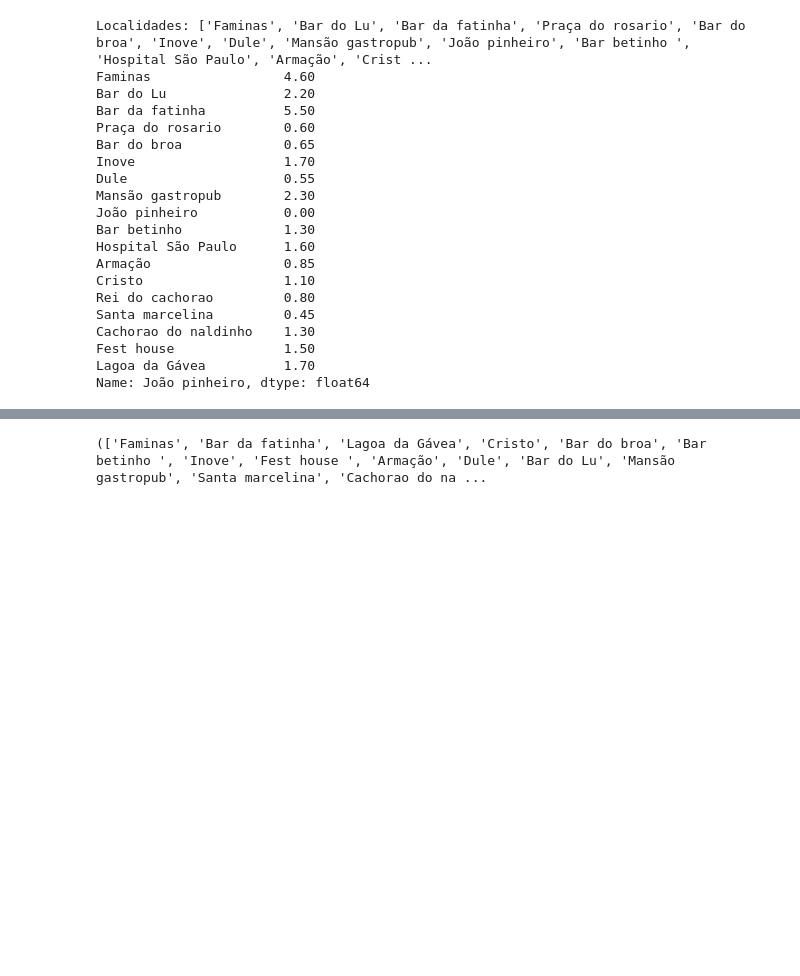
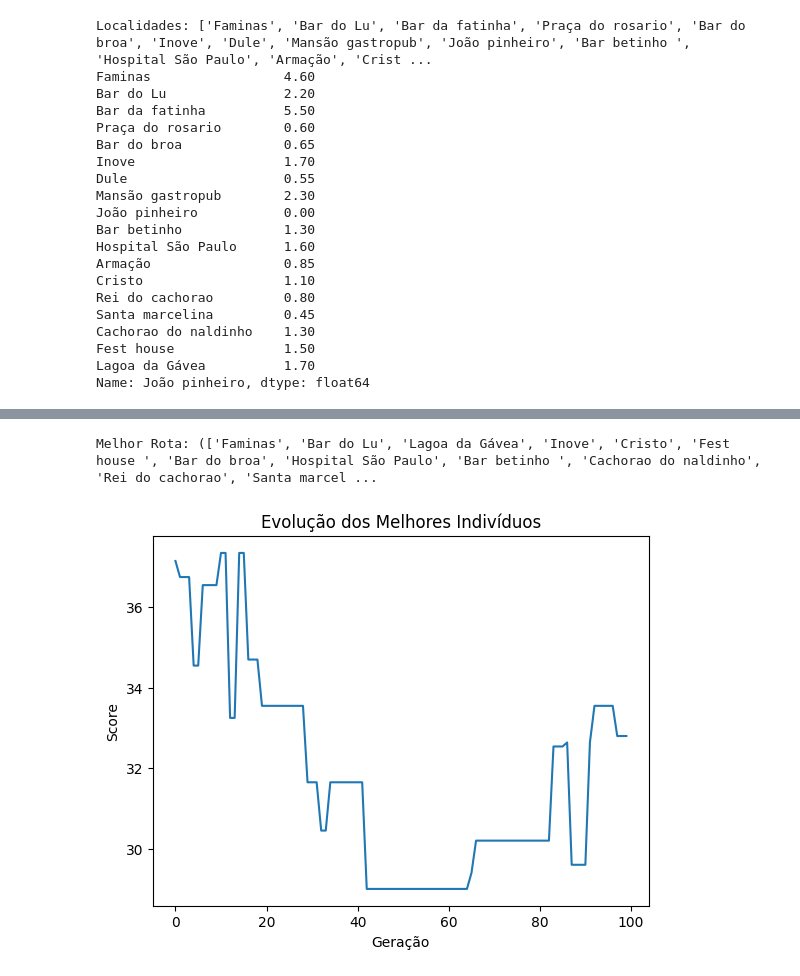
Before and after one commit to sergiolfaria/caixeiro-do-viajante, a Jupyter notebook: main.ipynb, the cells around one changed output, grey strips where cells are left out. Saved outputs shown, nothing was run; the diff lists cells and outputs as text; code cells hidden in the pictures; blank space fills up the shorter version.

Commit message:
Criando e pegando o melhor individuo de todas as geracoes

```diff
--- a/main.ipynb
+++ b/main.ipynb
@@ -95,7 +97,7 @@ novo_df.head()
 | Praça do rosario | 7.5 | 2.2 | 4.3 | 0.00 | 0.8 | 1.5 | 1.2 | 2.4 | ... |
 | Bar do broa | 5.2 | 3.0 | 5.8 | 0.85 | 0.0 | 2.4 | 1.0 | 2.9 | ... |
 # %%
-def seve_log(file_name,individuos):
+def save_log(file_name,individuos):
         with open(f"./logs/{timestamp_atual}-geracao/{file_name}.txt","w") as file:
             for i in individuos:
                 fitnessCALC = calcular_fitness(i)
@@ -199,13 +201,13 @@ for _ in range(tamanho_populacao):
     rota = ['Faminas'] + random.sample(localidades, len(localidades)) + ['Faminas']
     populacao.append(rota)
 
-seve_log('populacoes/0-populacao',populacao)
-
+save_log('populacoes/0-populacao',populacao)
+melhores_individuos = []
 geracoes = 0
 while geracoes < 100:
     #Pegando os pais para o cruzamento
     pais = selecao_pais(populacao)
-    seve_log(f"pais/{geracoes}-geracao",pais)
+    save_log(f"pais/{geracoes}-geracao",pais)
     #Gerando os filhos apartir dos pais
     filhos = []
     for i in range(len(pais)):
@@ -213,19 +215,46 @@ while geracoes < 100:
             filho1, filho2 = crossover_ordem(pais[i], pais[i+1])
             filhos.append(filho1)
             filhos.append(filho2)
-    seve_log(f"filhos/{geracoes}-geracao",filhos)
+    save_log(f"filhos/{geracoes}-geracao",filhos)
 
     #Aplicando a mutacao nos filhos
     for i, filho in enumerate(filhos):
         filhos[i] = mutacao(filho)
-    seve_log(f"mutacoes/{geracoes}-mutacao",filhos)
+    save_log(f"mutacoes/{geracoes}-mutacao",filhos)
 
     #Incluindo os filhos na populacao de forma elitista
     populacao = substituicao_eletista(populacao,filhos)
-    seve_log(f"populacoes/{geracoes+1}-populacao",populacao)
+    save_log(f"populacoes/{geracoes+1}-populacao",populacao)
+    melhores_individuos.append(melhor_individo_populacao(populacao))
     geracoes = geracoes + 1
 
 
-print(melhor_individo_populacao(populacao))
+def encontrar_melhor_de_todas_geracoes(individuos):
+    individuos_ordenados = sorted(individuos, key=lambda x: x[1])
+    return individuos_ordenados[0]
+
+melhor_individuo = encontrar_melhor_de_todas_geracoes(melhores_individuos)
+
+# Imprime o melhor indivíduo
+print("Melhor Rota:", melhor_individuo)
+
+with open(f"./logs/{timestamp_atual}-geracao/melhores-individuos/melhores.txt","w") as file:
+    for i in melhores_individuos:
+        file.write(f"{i} \n")
+    file.write(f"\n\n-------Melhor individuo-------\n\n {melhor_individuo} \n")
 # %% [output]
-(['Faminas', 'Bar da fatinha', 'Lagoa da Gávea', 'Cristo', 'Bar do broa', 'Bar betinho ', 'Inove', 'Fest house ', 'Armação', 'Dule', 'Bar do Lu', 'Mansão gastropub', 'Santa marcelina', 'Cachorao do na ...
+Melhor Rota: (['Faminas', 'Bar do Lu', 'Lagoa da Gávea', 'Inove', 'Cristo', 'Fest house ', 'Bar do broa', 'Hospital São Paulo', 'Bar betinho ', 'Cachorao do naldinho', 'Rei do cachorao', 'Santa marcel ...
+# %%
+import matplotlib.pyplot as plt
+
+# Extrair os scores para plotagem
+scores = [individuo[1] for individuo in melhores_individuos]
+
+# Criar o gráfico
+plt.plot(scores)
+plt.title('Evolução dos Melhores Indivíduos')
+plt.xlabel('Geração')
+plt.ylabel('Score')
+plt.show()
+# %% [output]
+[figure, added]
```
Also changed, not shown: parts of 1 cell of this notebook.
